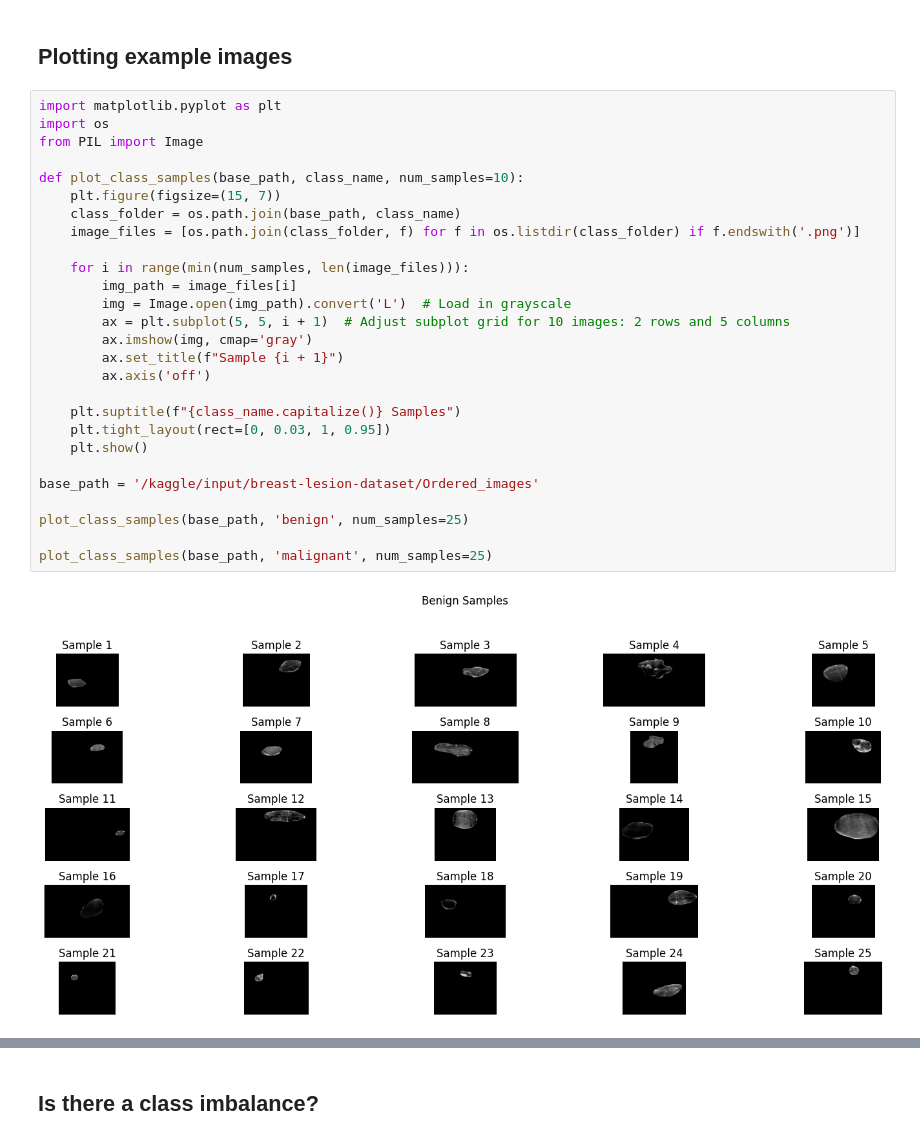
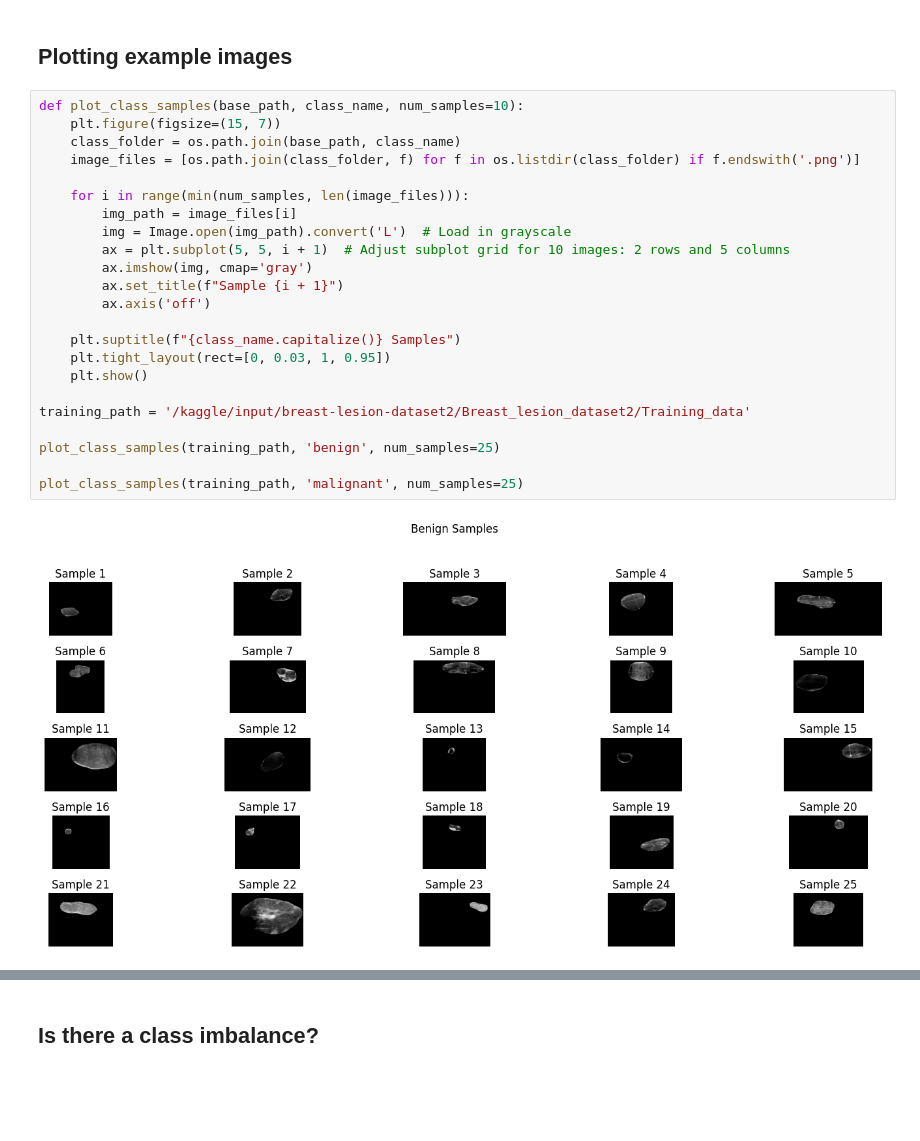
Before and after one commit to KTLeWagon/breast_lesion_DL, a Jupyter notebook: notebooks/breast-lesion-dl-kaggle-kt.ipynb, the cells around one changed output, grey strips where cells are left out. Drawn from its saved outputs; the diff is of its cells as text; blank space fills up the shorter version.

```diff
--- a/notebooks/breast-lesion-dl-kaggle-kt.ipynb
+++ b/notebooks/breast-lesion-dl-kaggle-kt.ipynb
@@ -17,31 +27,27 @@ A. Abbasian Ardakani, A. Mohammadi, M. Mirza-Aghazadeh-Attari, U.R. Acharya, An
 # %% [markdown]
 ## Plotting example images
 # %%
-import matplotlib.pyplot as plt
-import os
-from PIL import Image
-
 def plot_class_samples(base_path, class_name, num_samples=10):
     plt.figure(figsize=(15, 7))
     class_folder = os.path.join(base_path, class_name)
     image_files = [os.path.join(class_folder, f) for f in os.listdir(class_folder) if f.endswith('.png')]
 
     for i in range(min(num_samples, len(image_files))):
         img_path = image_files[i]
         img = Image.open(img_path).convert('L')  # Load in grayscale
         ax = plt.subplot(5, 5, i + 1)  # Adjust subplot grid for 10 images: 2 rows and 5 columns
         ax.imshow(img, cmap='gray')
         ax.set_title(f"Sample {i + 1}")
         ax.axis('off')
 
     plt.suptitle(f"{class_name.capitalize()} Samples")
     plt.tight_layout(rect=[0, 0.03, 1, 0.95])
     plt.show()
 
-base_path = '/kaggle/input/breast-lesion-dataset/Ordered_images'
+training_path = '/kaggle/input/breast-lesion-dataset2/Breast_lesion_dataset2/Training_data'
 
-plot_class_samples(base_path, 'benign', num_samples=25)
+plot_class_samples(training_path, 'benign', num_samples=25)
 
-plot_class_samples(base_path, 'malignant', num_samples=25)
+plot_class_samples(training_path, 'malignant', num_samples=25)
 # %% [output]
-[figure, old version]
+[figure, new version]
```
Also changed, not shown: parts of 12 cells of this notebook.
